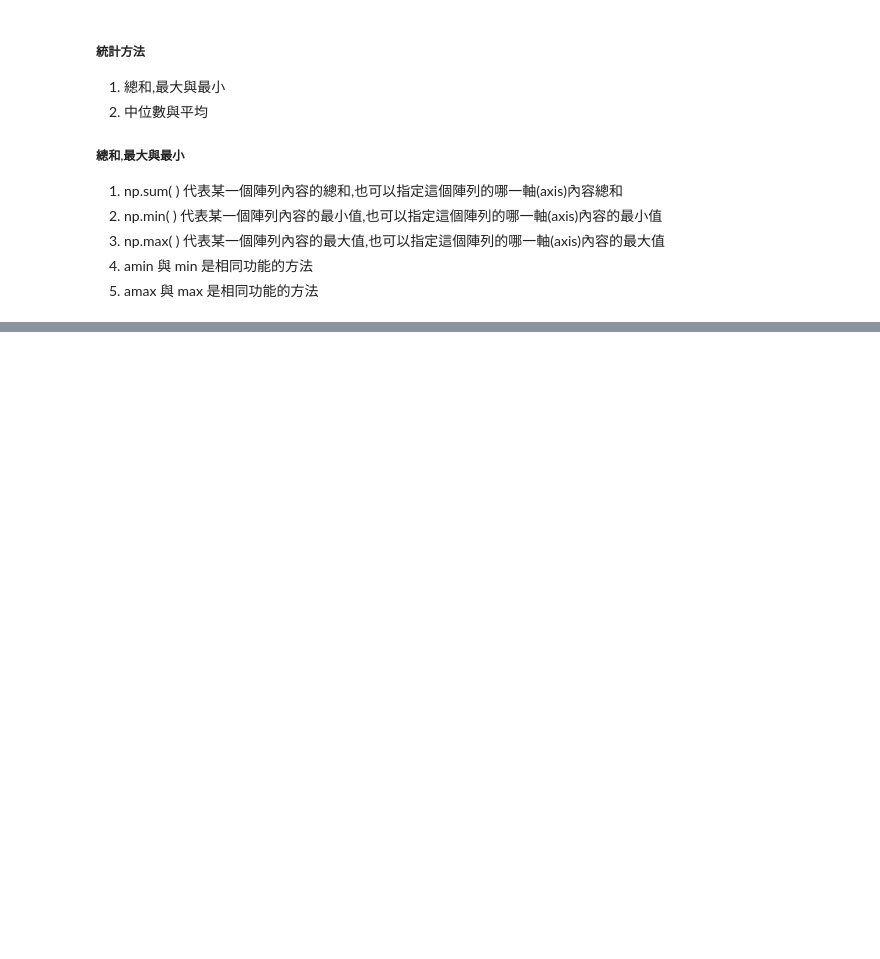
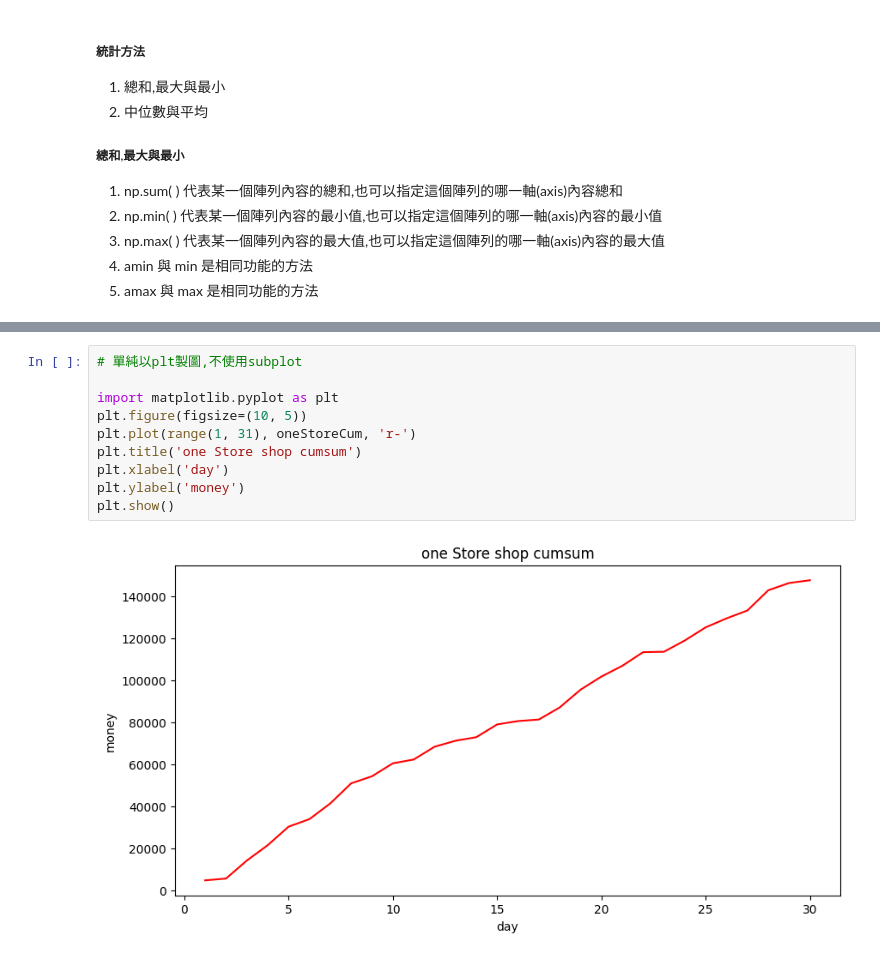
Before and after one commit to xuanlll17/11209_python, a Jupyter notebook: numpy/numpy.ipynb, the cells around one changed output, grey strips where cells are left out. Cells and saved outputs as stored; diff of their text form; blank space fills up the shorter version.

```diff
--- a/numpy/numpy.ipynb
+++ b/numpy/numpy.ipynb
@@ -1790,0 +1937,12 @@ array([[ 1.47157056,  0.39698292,  0.82847465, -0.52309032],
+# %%
+# 單純以plt製圖,不使用subplot
+
+import matplotlib.pyplot as plt
+plt.figure(figsize=(10, 5))
+plt.plot(range(1, 31), oneStoreCum, 'r-')
+plt.title('one Store shop cumsum')
+plt.xlabel('day')
+plt.ylabel('money')
+plt.show()
+# %% [output]
+[figure, added]
```
Also changed, not shown: parts of 18 cells of this notebook.
